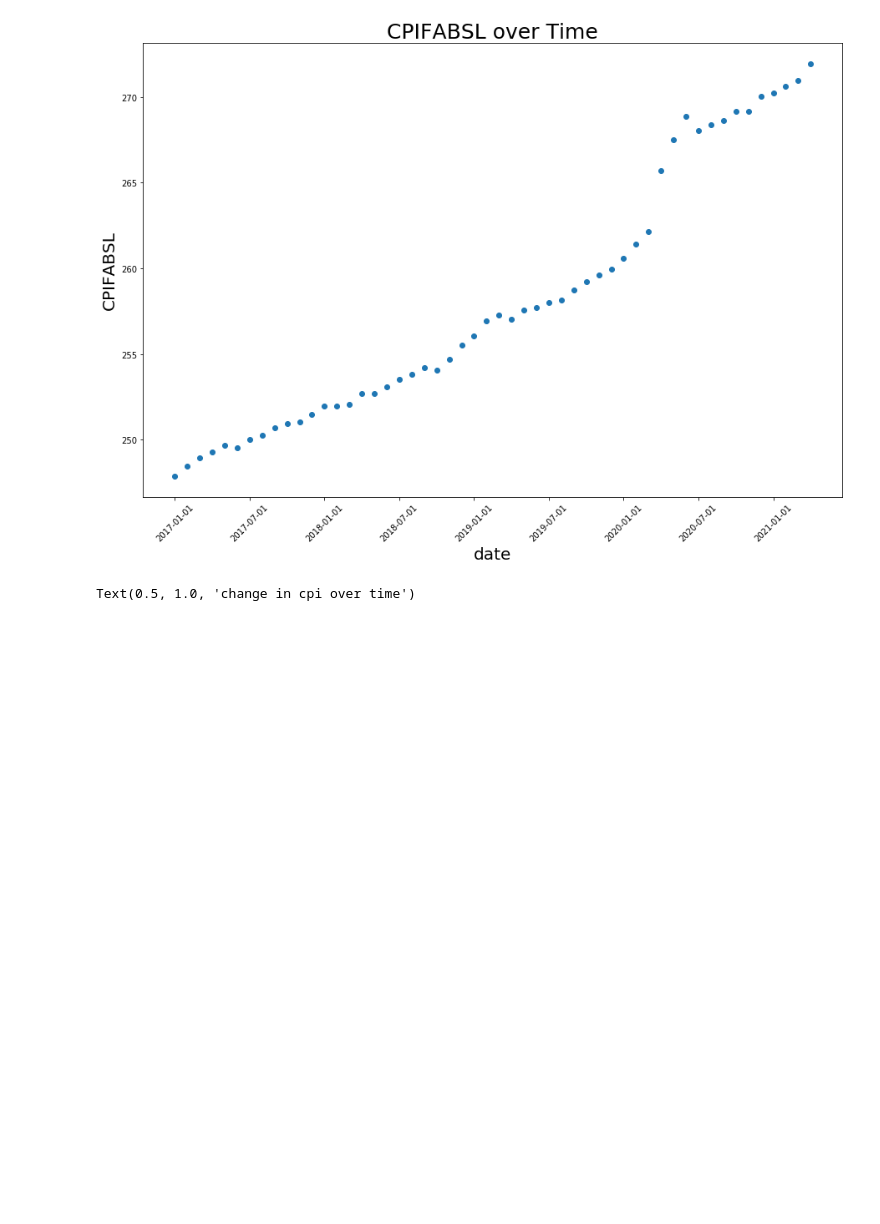
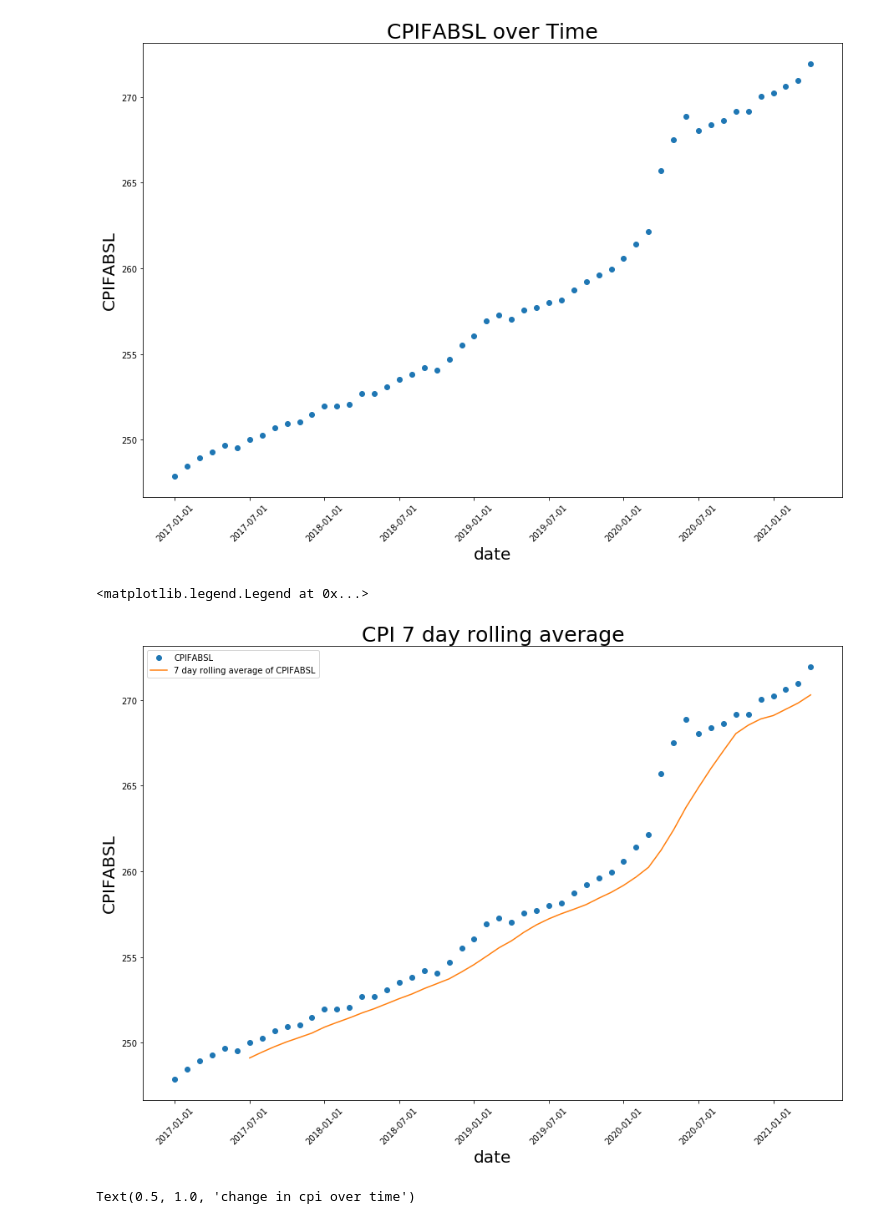
Before and after one commit to atreyarawat123/InflationVisualizations, a Jupyter notebook: InflationVisualizations.ipynb, the cells around one changed output. Saved outputs shown, nothing was run; the diff lists cells and outputs as text; code cells hidden in the pictures; blank space fills up the shorter version.

Commit message:
adding legends and lines

```diff
--- a/InflationVisualizations.ipynb
+++ b/InflationVisualizations.ipynb
@@ -42,3 +44,17 @@ Text(0.5, 1.0, 'CPIFABSL over Time')
+# %%
+fig, ax = plt.subplots(figsize = (15, 10))
+plt.plot(inf['DATE'], inf['CPIFABSL'], 'o', alpha = 1.0, label = 'CPIFABSL')
+plt.plot(inf['DATE'], inf['CPIFABSL_7'], alpha = 1.0, label = '7 day rolling average of CPIFABSL')
+plt.xlabel('date', fontsize=20)
+plt.xticks(rotation=45)
+plt.xticks(np.arange(0,52))
+plt.locator_params(axis='x', nbins=10)
+plt.ylabel('CPIFABSL', fontsize = 20)
+plt.title("CPI 7 day rolling average", fontsize=25)
+plt.legend()
+# %% [output]
+<matplotlib.legend.Legend at 0x...>
+[figure, added]
 # %%
 inf['CHANGE'] = inf['CPIFABSL']-inf['CPIFABSL'].shift(1)
 # %%
```
Also changed, not shown: parts of 5 cells of this notebook.
